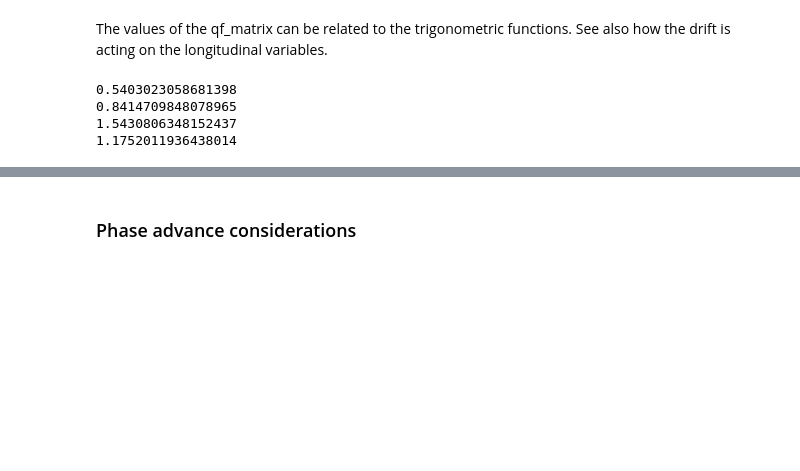
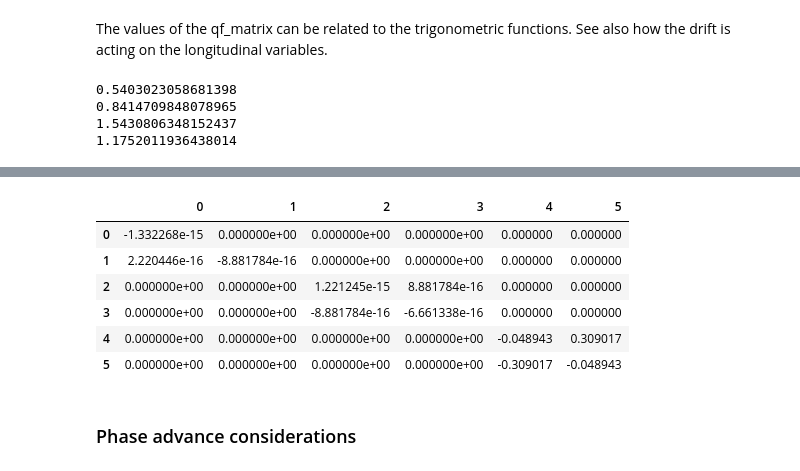
Before and after one commit to sterbini/AAP_CAS, a Jupyter notebook: 000_example.ipynb, the cells around one changed output, grey strips where cells are left out. Saved outputs shown, nothing was run; the diff lists cells and outputs as text; code cells hidden in the pictures; blank space fills up the shorter version.

```diff
--- a/000_example.ipynb
+++ b/000_example.ipynb
@@ -58,8 +58,8 @@ my_twiss.to_pandas()[['s','name','betx','bety','alfx','alfy','mux','muy']]
 | 6 | 4.0 | _end_point | 5.523076 | 1.388529 | -2.940645 | 1.193902 | 0.302550 | 0.302550 |
 # %%
 #Check if a matrix is symplectic
-OTM = my_twiss.get_R_matrix(start='start', end='end')
-pd.DataFrame(OTM)
+M_OTM = my_twiss.get_R_matrix(start='start', end='end')
+pd.DataFrame(M_OTM)
 # %% [output]
 |  | 0 | 1 | 2 | 3 | 4 | 5 |
 | 0 | -3.106017 | 5.224743 | 0.000000 | 0.000000 | 0.000000e+00 | 0.000000e+00 |
@@ -120,3 +138,15 @@ print(f'''
+# %%
+P_bar = my_twiss.W_matrix[0]
+inv = np.linalg.inv
+pd.DataFrame(P_bar@R@inv(P_bar)-M_OTM)
+# %% [output]
+|  | 0 | 1 | 2 | 3 | 4 | 5 |
+| 0 | -1.332268e-15 | 0.000000e+00 | 0.000000e+00 | 0.000000e+00 | 0.000000 | 0.000000 |
+| 1 | 2.220446e-16 | -8.881784e-16 | 0.000000e+00 | 0.000000e+00 | 0.000000 | 0.000000 |
+| 2 | 0.000000e+00 | 0.000000e+00 | 1.221245e-15 | 8.881784e-16 | 0.000000 | 0.000000 |
+| 3 | 0.000000e+00 | 0.000000e+00 | -8.881784e-16 | -6.661338e-16 | 0.000000 | 0.000000 |
+| 4 | 0.000000e+00 | 0.000000e+00 | 0.000000e+00 | 0.000000e+00 | -0.048943 | 0.309017 |
+| 5 | 0.000000e+00 | 0.000000e+00 | 0.000000e+00 | 0.000000e+00 | -0.309017 | -0.048943 |
 # %% [markdown]
 ### Phase advance considerations
 # %%
```
Also changed, not shown: parts of 15 cells of this notebook, 1 other file.
